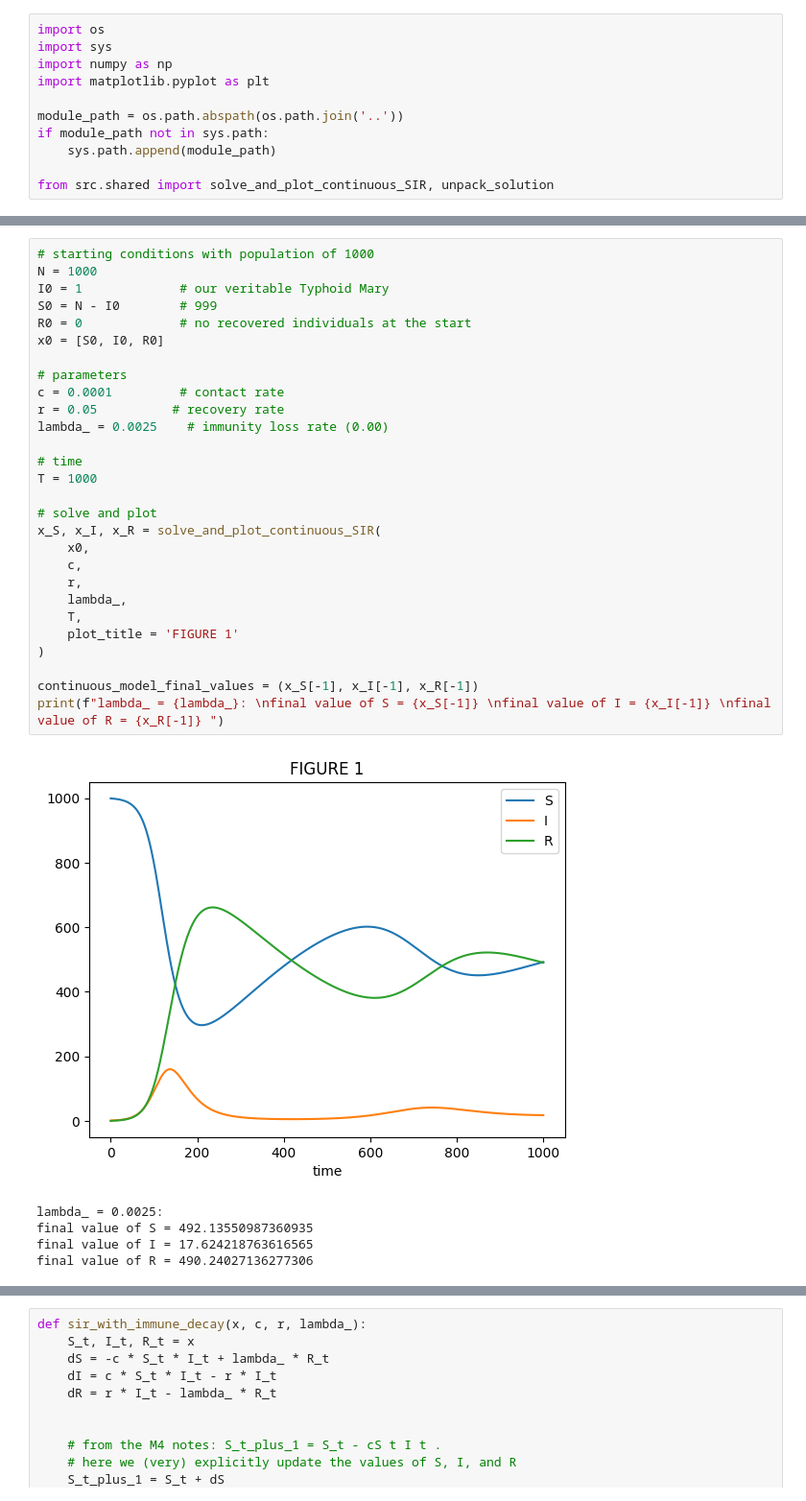
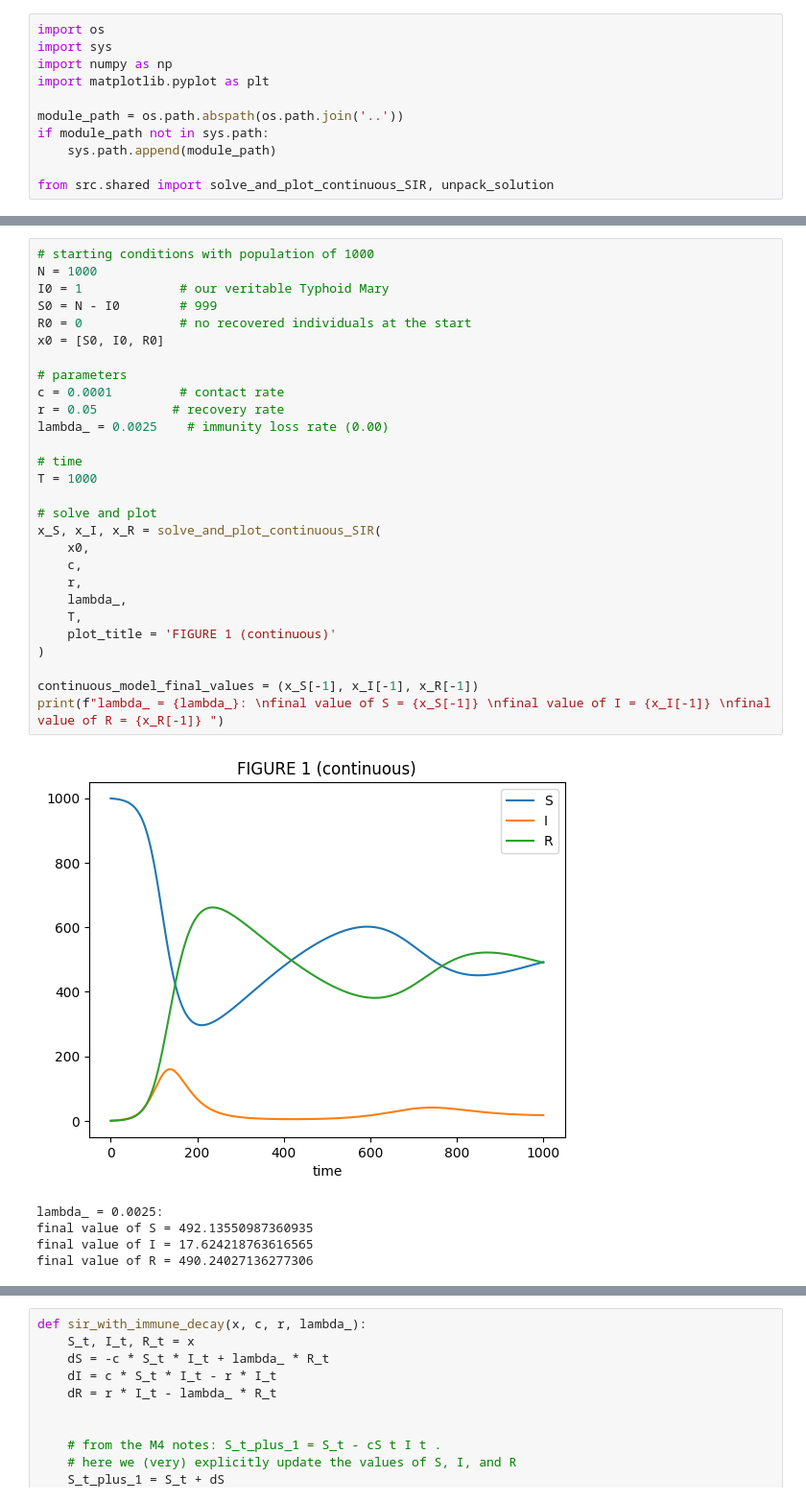
Before and after one commit to peterdresslar/Dresslar_CAS522, a Jupyter notebook: notebooks/Dresslar_CAS522_M4.ipynb, the cells around one changed output, grey strips where cells are left out. Shown at 96% size. Cells and saved outputs as stored; diff of their text form.

```diff
--- a/notebooks/Dresslar_CAS522_M4.ipynb
+++ b/notebooks/Dresslar_CAS522_M4.ipynb
@@ -26,33 +24,33 @@ As we recall from our notebook from the previous model, the SIR
 # %%
 # starting conditions with population of 1000
 N = 1000
 I0 = 1             # our veritable Typhoid Mary
 S0 = N - I0        # 999
 R0 = 0             # no recovered individuals at the start
 x0 = [S0, I0, R0]
 
 # parameters
 c = 0.0001         # contact rate
 r = 0.05          # recovery rate
 lambda_ = 0.0025    # immunity loss rate (0.00)
 
 # time
 T = 1000
 
 # solve and plot
 x_S, x_I, x_R = solve_and_plot_continuous_SIR(
     x0,
     c,
     r,
     lambda_,
     T,
-    plot_title = 'FIGURE 1'
+    plot_title = 'FIGURE 1 (continuous)'
 )
 
 continuous_model_final_values = (x_S[-1], x_I[-1], x_R[-1])
 print(f"lambda_ = {lambda_}: \nfinal value of S = {x_S[-1]} \nfinal value of I = {x_I[-1]} \nfinal value of R = {x_R[-1]} ")
 # %% [output]
-[figure, old version]
+[figure, new version]
 lambda_ = 0.0025:
 final value of S = 492.13550987360935
 final value of I = 17.624218763616565
```
Also changed, not shown: parts of 10 cells of this notebook.
